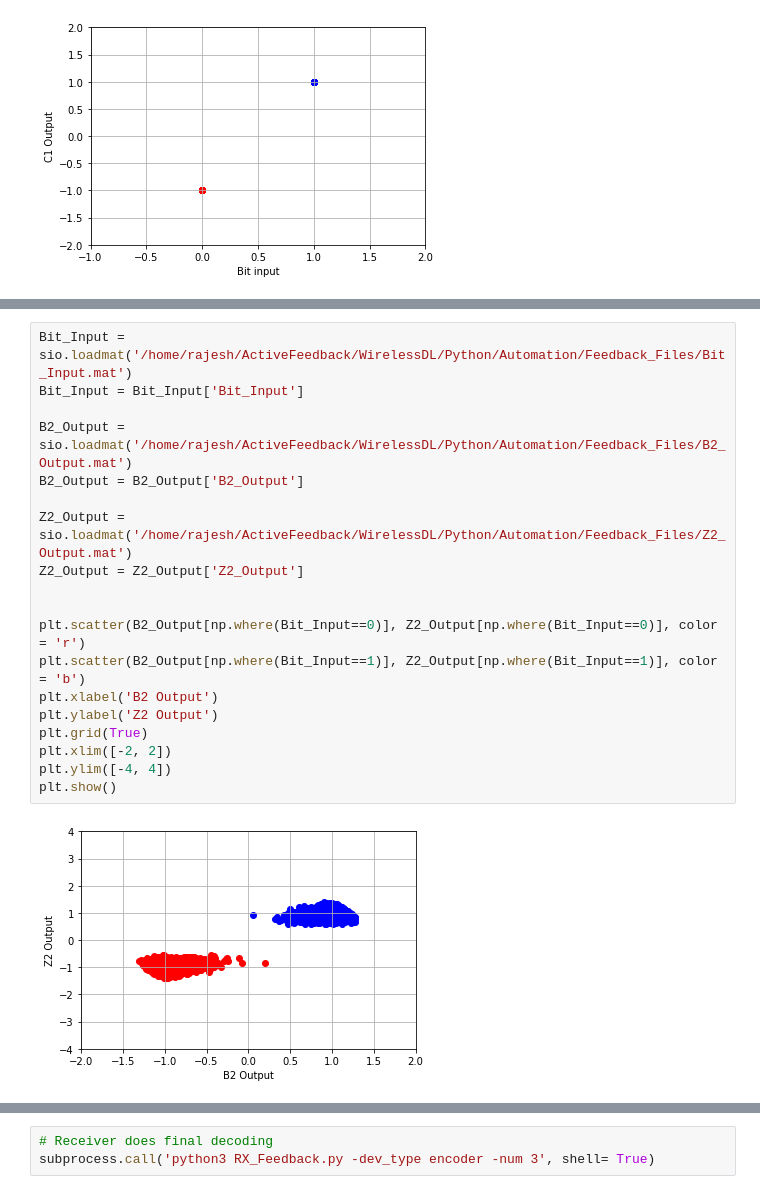
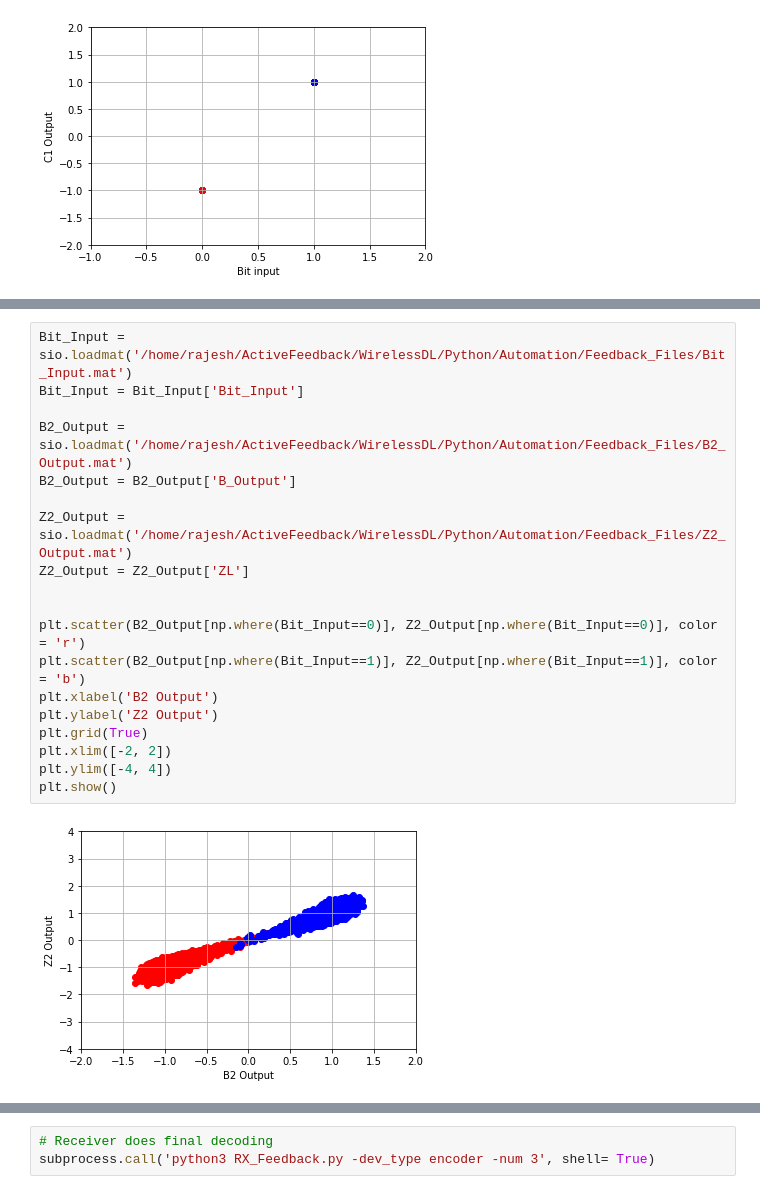
Before and after one commit to rajesh030589/WirelessDL, a Jupyter notebook: Python/Automation/main_run.ipynb, the cells around one changed output, grey strips where cells are left out. Cells and saved outputs as stored; diff of their text form.

```diff
--- a/Python/Automation/main_run.ipynb
+++ b/Python/Automation/main_run.ipynb
@@ -261,24 +262,24 @@ Process Successfully terminated
 # %%
 Bit_Input = sio.loadmat('/home/rajesh/ActiveFeedback/WirelessDL/Python/Automation/Feedback_Files/Bit_Input.mat')
 Bit_Input = Bit_Input['Bit_Input']
 
 B2_Output = sio.loadmat('/home/rajesh/ActiveFeedback/WirelessDL/Python/Automation/Feedback_Files/B2_Output.mat')
-B2_Output = B2_Output['B2_Output']
+B2_Output = B2_Output['B_Output']
 
 Z2_Output = sio.loadmat('/home/rajesh/ActiveFeedback/WirelessDL/Python/Automation/Feedback_Files/Z2_Output.mat')
-Z2_Output = Z2_Output['Z2_Output']
+Z2_Output = Z2_Output['ZL']
 
 
 plt.scatter(B2_Output[np.where(Bit_Input==0)], Z2_Output[np.where(Bit_Input==0)], color = 'r')
 plt.scatter(B2_Output[np.where(Bit_Input==1)], Z2_Output[np.where(Bit_Input==1)], color = 'b')
 plt.xlabel('B2 Output')
 plt.ylabel('Z2 Output')
 plt.grid(True)
 plt.xlim([-2, 2])
 plt.ylim([-4, 4])
 plt.show()
 # %% [output]
-[figure, old version]
+[figure, new version]
 # %%
 # Feedback received and second transmission prepared
 subprocess.call(string1 + ' -dev_type encoder -num 3', shell= True)
```
Also changed, not shown: parts of 21 cells of this notebook, 7 other files.
